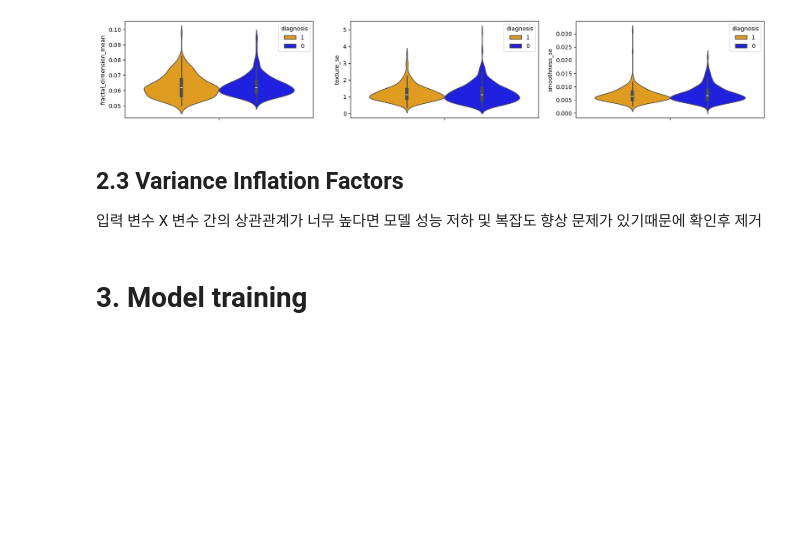
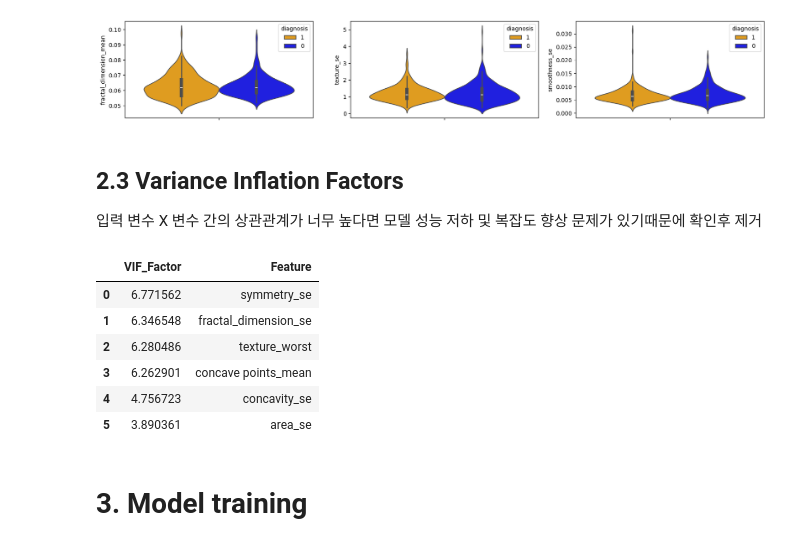
Before and after one commit to Elec-Dong/Breast-Cancer-Wisconsin_binary_classification, a Jupyter notebook: experiment_fe.ipynb, the cells around one changed output. Saved outputs shown, nothing was run; the diff lists cells and outputs as text; code cells hidden in the pictures; blank space fills up the shorter version.

```diff
--- a/experiment_fe.ipynb
+++ b/experiment_fe.ipynb
@@ -104,6 +104,22 @@ while(True):
     vif_X.drop(max_vif_cal,axis=1,inplace=True)
 
 final_list= vif_X.columns.to_list()
+# %%
+def caculate_vif(X):
+  vif = pd.DataFrame()
+  vif['VIF_Factor'] = [variance_inflation_factor(X.values, i) for i in range(X.shape[1])]
+  vif['Feature'] = X.columns
+  return vif.sort_values('VIF_Factor',ascending=False).reset_index(drop=True)
+
+caculate_vif(vif_X)
+# %% [output]
+|  | VIF_Factor | Feature |
+| 0 | 6.771562 | symmetry_se |
+| 1 | 6.346548 | fractal_dimension_se |
+| 2 | 6.280486 | texture_worst |
+| 3 | 6.262901 | concave points_mean |
+| 4 | 4.756723 | concavity_se |
+| 5 | 3.890361 | area_se |
 # %%
 X_train = X_train[final_list]
 X_test = X_test[final_list]
```
Also changed, not shown: parts of 4 cells of this notebook, 1 other file.
